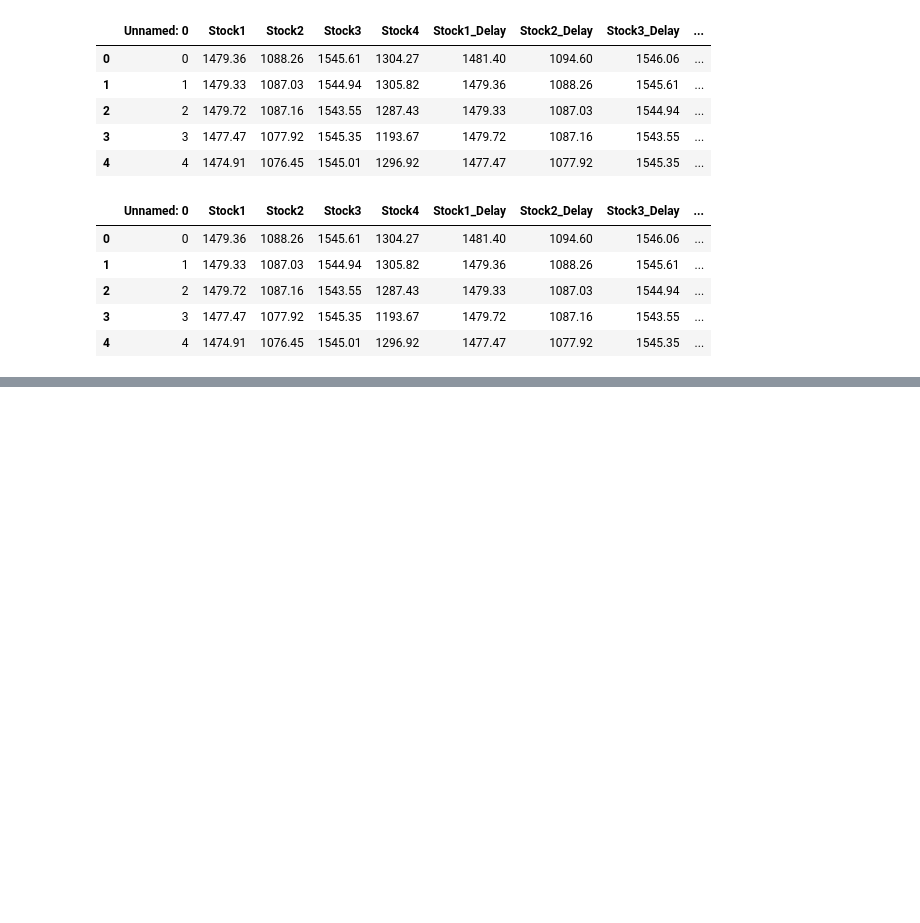
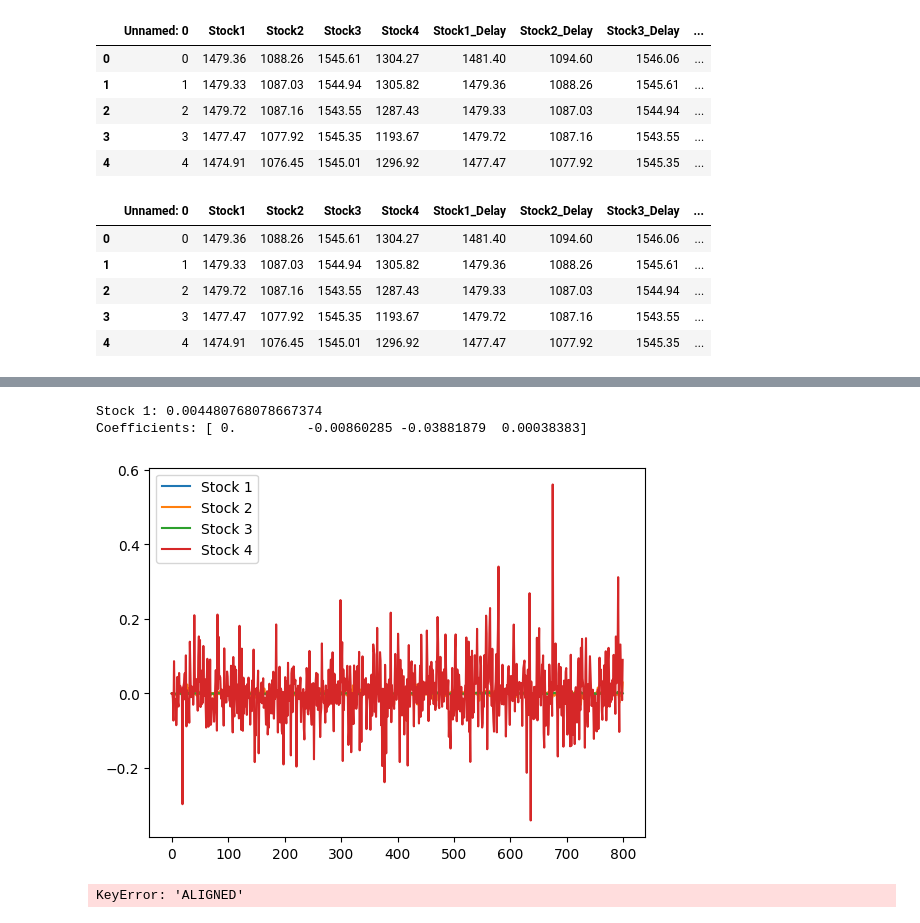
Before and after one commit to Meeeee6623/MFT_Team, a Jupyter notebook: intro_project/view_relationships.ipynb, the cells around one changed output, grey strips where cells are left out. Saved outputs shown, nothing was run; the diff lists cells and outputs as text; code cells hidden in the pictures; blank space fills up the shorter version.

```diff
--- a/intro_project/view_relationships.ipynb
+++ b/intro_project/view_relationships.ipynb
@@ -143,0 +206,36 @@ for to_remove in range(len(delays)):
+# %%
+#predict  stock 1 with stock 2, 3, 4
+from sklearn.model_selection import train_test_split
+
+poly = PolynomialFeatures(degree=1)
+delays = ['Stock2_Delay_Return', 'Stock3_Delay_Return', 'Stock4_Delay_Return']
+X = poly.fit_transform(df[delays])
+y = df['Stock1_Return']
+X_train, X_test = train_test_split(X, test_size=0.2)
+y_train, y_test = train_test_split(y, test_size=0.2)
+model = LinearRegression()
+model.fit(X_train, y_train)
+print(f'Stock 1:', model.score(X_train, y_train))
+print(f'Coefficients: {model.coef_}')
+# %% [output]
+Stock 1: 0.004480768078667374
+Coefficients: [ 0.         -0.00860285 -0.03881879  0.00038383]
+# %%
+#plot stocks over time
+plt.plot(df['Stock1_Return'], label='Stock 1')
+
+
+
+plt.plot(df['Stock2_Return'], label='Stock 2')
+plt.plot(df['Stock3_Return'], label='Stock 3')
+plt.plot(df['Stock4_Return'], label='Stock 4')
+plt.legend()
+plt.show()
+
+
+#perform  trading strategy analysis on the stocks
+
+# https://www.quantstart.com/articles/Backtesting-a-Trading-Strategy-with-Pandas-DataFrames
+# %% [output]
+[figure, added]
+KeyError: 'ALIGNED'
```
Also changed, not shown: parts of 7 cells of this notebook, 6 other files.
